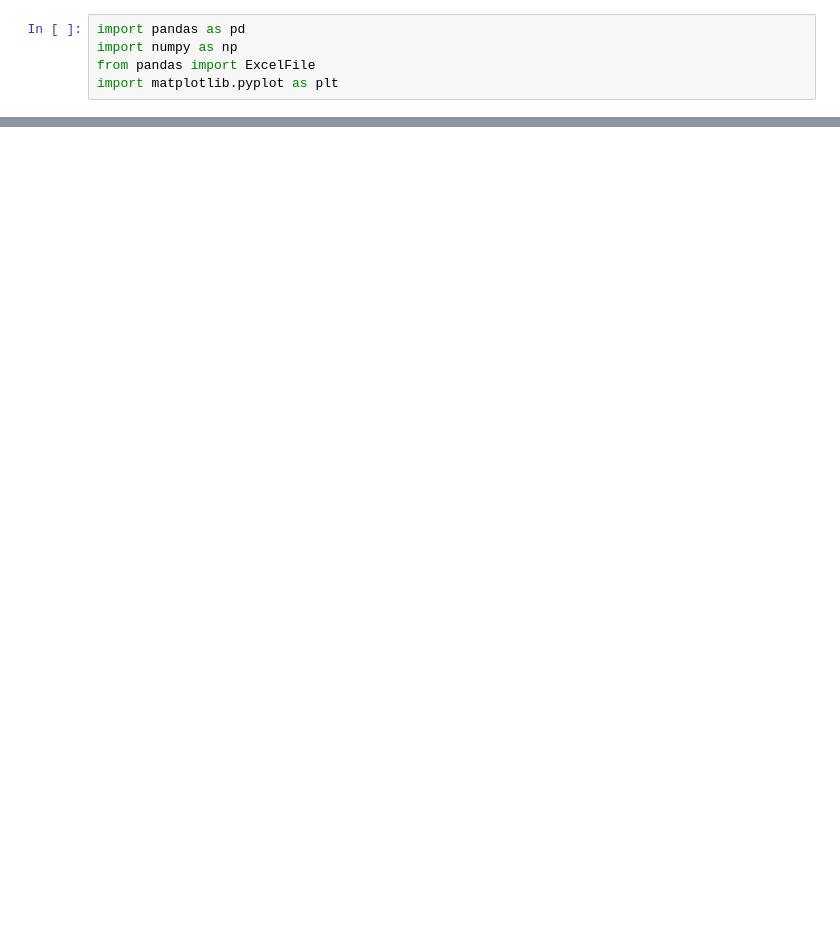
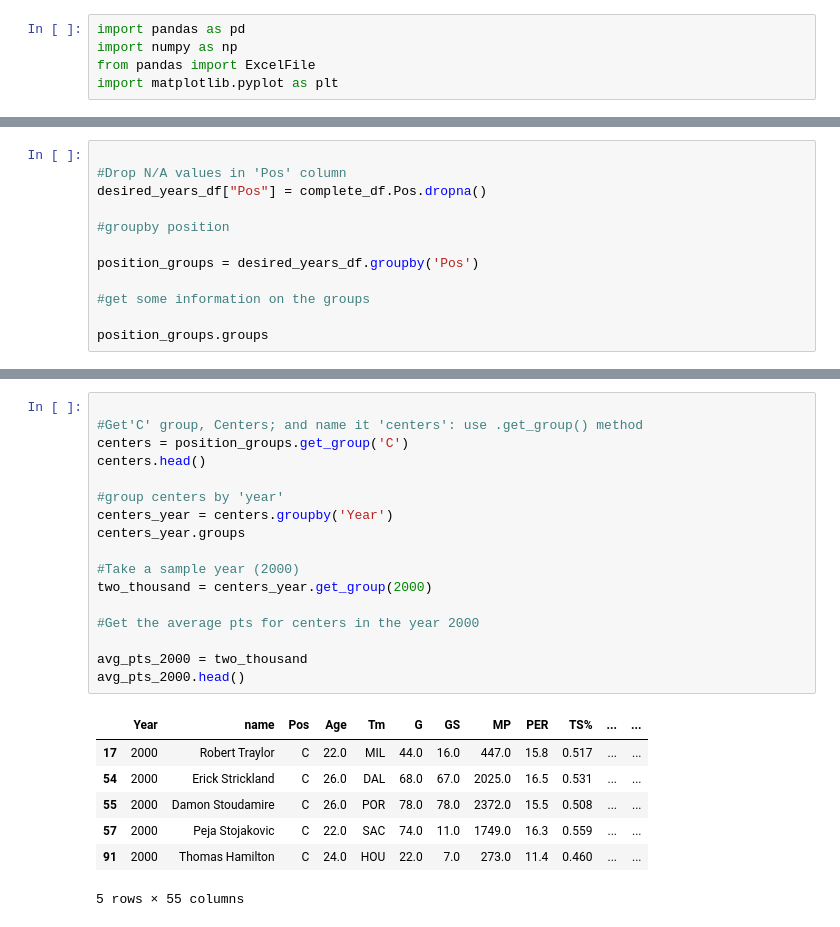
Before and after one commit to logan7734/Project1_repo, a Jupyter notebook: Untitled.ipynb, the cells around one changed output, grey strips where cells are left out. Cells and saved outputs as stored; diff of their text form; blank space fills up the shorter version.

```diff
--- a/Untitled.ipynb
+++ b/Untitled.ipynb
@@ -230,0 +113,12 @@ plt.show()
+# %%
+
+#Drop N/A values in 'Pos' column
+desired_years_df["Pos"] = complete_df.Pos.dropna()
+
+#groupby position
+
+position_groups = desired_years_df.groupby('Pos')
+
+#get some information on the groups
+
+position_groups.groups
@@ -230,0 +143,25 @@ plt.show()
+# %%
+
+#Get'C' group, Centers; and name it 'centers': use .get_group() method
+centers = position_groups.get_group('C')
+centers.head()
+
+#group centers by 'year'
+centers_year = centers.groupby('Year')
+centers_year.groups
+
+#Take a sample year (2000)
+two_thousand = centers_year.get_group(2000)
+
+#Get the average pts for centers in the year 2000
+
+avg_pts_2000 = two_thousand
+avg_pts_2000.head()
+# %% [output]
+|  | Year | name | Pos | Age | Tm | G | GS | MP | PER | TS% | ... | ... |
+| 17 | 2000 | Robert Traylor | C | 22.0 | MIL | 44.0 | 16.0 | 447.0 | 15.8 | 0.517 | ... | ... |
+| 54 | 2000 | Erick Strickland | C | 26.0 | DAL | 68.0 | 67.0 | 2025.0 | 16.5 | 0.531 | ... | ... |
+| 55 | 2000 | Damon Stoudamire | C | 26.0 | POR | 78.0 | 78.0 | 2372.0 | 15.5 | 0.508 | ... | ... |
+| 57 | 2000 | Peja Stojakovic | C | 22.0 | SAC | 74.0 | 11.0 | 1749.0 | 16.3 | 0.559 | ... | ... |
+| 91 | 2000 | Thomas Hamilton | C | 24.0 | HOU | 22.0 | 7.0 | 273.0 | 11.4 | 0.460 | ... | ... |
+5 rows × 55 columns
```
Also changed, not shown: parts of 35 cells of this notebook.
